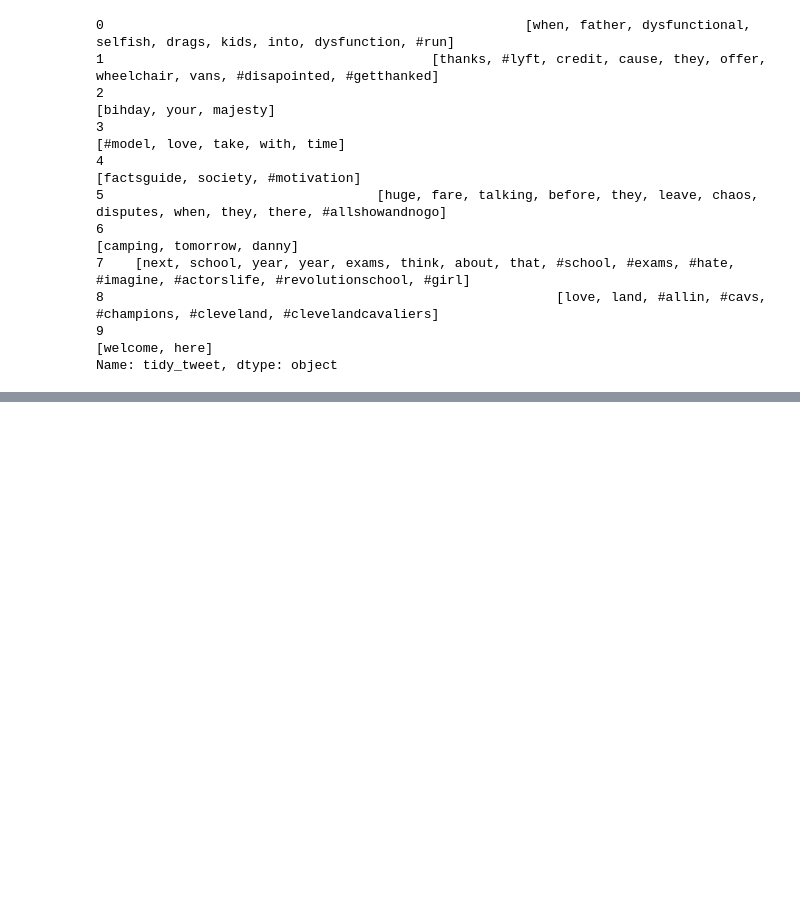
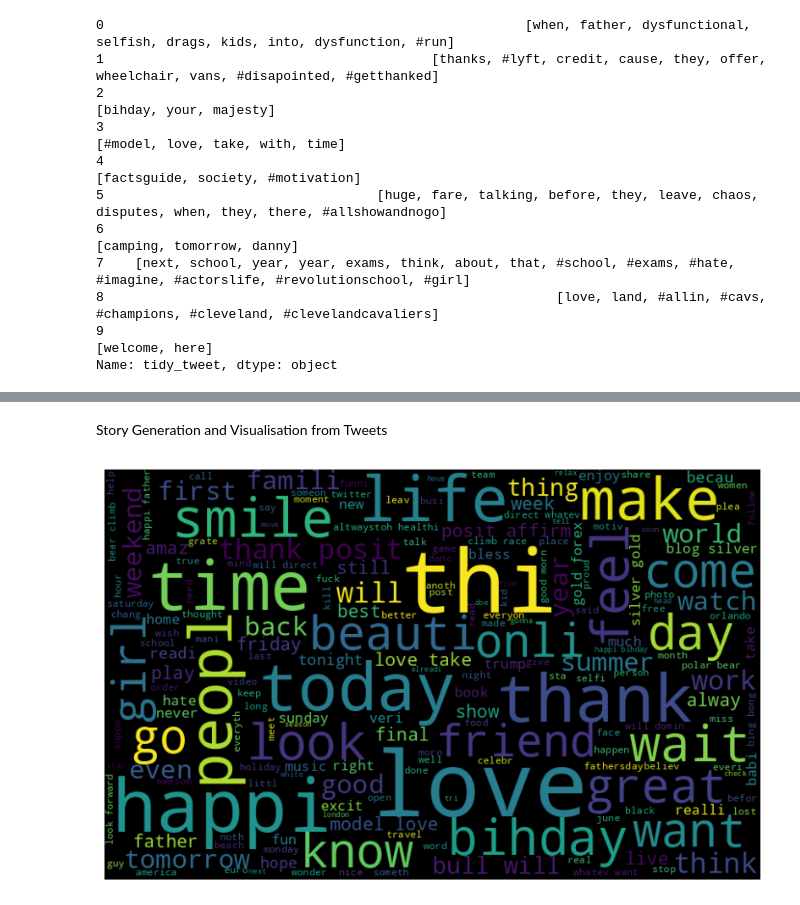
Before and after one commit to Meetu-kaur/Twitter-Sentiment-Analysis, a Jupyter notebook: Twitter_Sentiment_Analysis_using_NLP.ipynb, the cells around one changed output, grey strips where cells are left out. Saved outputs shown, nothing was run; the diff lists cells and outputs as text; code cells hidden in the pictures; blank space fills up the shorter version.

```diff
--- a/Twitter_Sentiment_Analysis_using_NLP.ipynb
+++ b/Twitter_Sentiment_Analysis_using_NLP.ipynb
@@ -154,7 +154,7 @@ combination_train_test.head()
 # %% [markdown]
 Text Normalisation
 # %%
-tokenized_tweet = combination_train_test['tidy_tweet'].apply(lambda x: x.split())
+tokenized_tweet = combination_train_test['tidy_tweet'].apply(lambda x: (x.split()))
 tokenized_tweet.head(10)
 # %% [output]
 0                                                      [when, father, dysfunctional, selfish, drags, kids, into, dysfunction, #run]
@@ -170,0 +173,8 @@ Name: tidy_tweet, dtype: object
+# %%
+from nltk.stem.porter import *
+stemmer = PorterStemmer()
+#stemming
+tokenized_tweet = tokenized_tweet.apply(lambda x:[stemmer.stem(i) for i in x])
+for i in range(len(tokenized_tweet)):
+  tokenized_tweet[i] = " ".join(tokenized_tweet[i])
+combination_train_test['tidy_tweet'] = tokenized_tweet
@@ -170,0 +205,2 @@ Name: tidy_tweet, dtype: object
+# %% [markdown]
+Story Generation and Visualisation from Tweets
@@ -170,0 +209,11 @@ Name: tidy_tweet, dtype: object
+# %%
+all_words = ' '.join([text for text in combination_train_test['tidy_tweet']])
+# %%
+from wordcloud import WordCloud
+wordcloud = WordCloud(width = 800, height = 500, random_state = 21, max_font_size=110).generate(all_words)
+plt.figure(figsize = (10,7))
+plt.imshow(wordcloud, interpolation='bilinear')
+plt.axis('off')
+plt.show()
+# %% [output]
+[figure, added]
```
Also changed, not shown: parts of 4 cells of this notebook.
